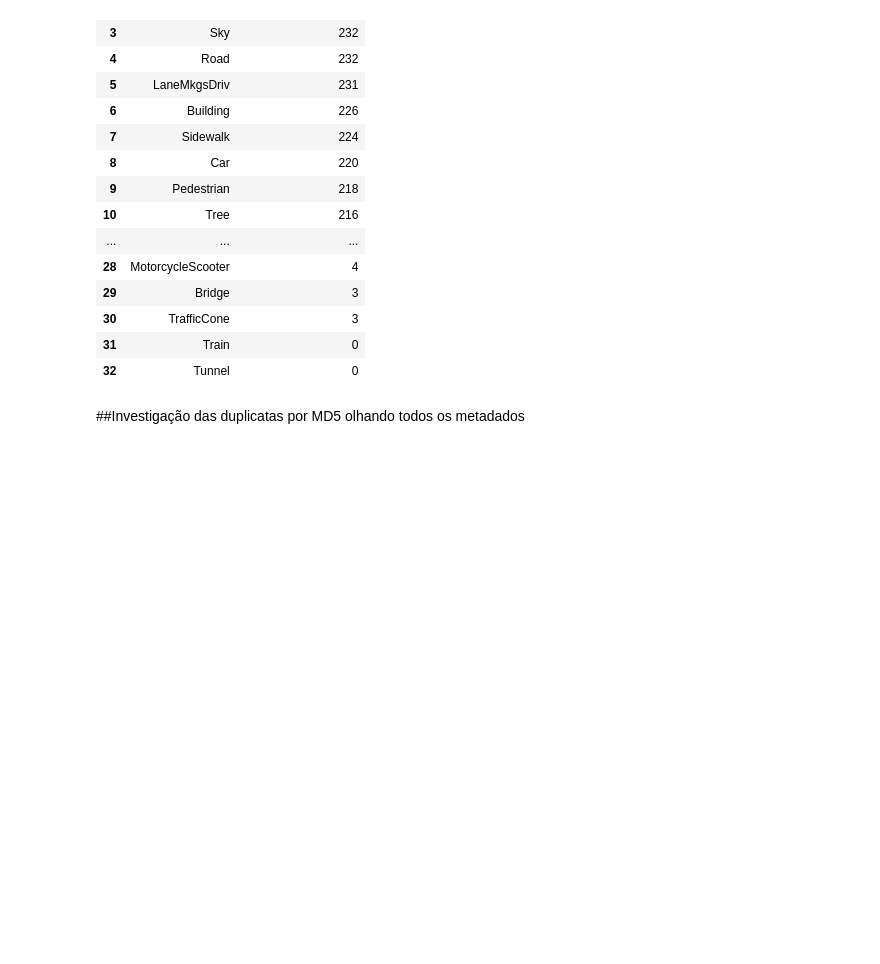
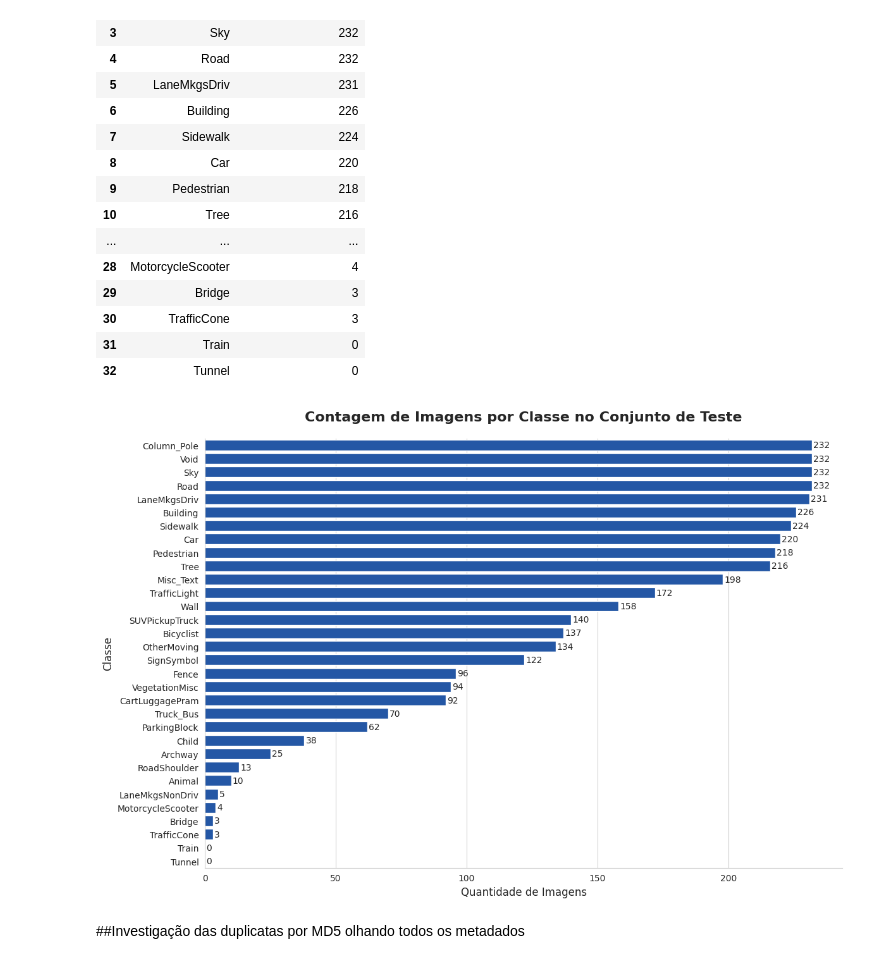
Before and after one commit to filetando/AvantiMachineLearning, a Jupyter notebook: segmentacao_em_ambientes_naturais.ipynb, the cells around one changed output. Cells and saved outputs as stored; diff of their text form; code cells hidden in the pictures; blank space fills up the shorter version.

```diff
--- a/segmentacao_em_ambientes_naturais.ipynb
+++ b/segmentacao_em_ambientes_naturais.ipynb
@@ -433,6 +473,46 @@ Ranking de Classes por Número de Imagens nas Máscaras de Teste:
 | 30 | TrafficCone | 3 |
 | 31 | Train | 0 |
 | 32 | Tunnel | 0 |
+# %%
+df_ranking_images = pd.DataFrame(list(class_image_counts.items()), columns=['Classe', 'Número de Imagens'])
+# Ordenando os dados para a visualização no gráfico
+df_plot = df_ranking_images.sort_values(by='Número de Imagens', ascending=False)
+
+# Configurações do estilo e tamanho do gráfico
+sns.set_style("whitegrid")
+plt.figure(figsize=(12, 8))
+
+# Criação do gráfico de barras horizontais
+ax = sns.barplot(x='Número de Imagens', y='Classe', data=df_plot, color='#0F52BA', orient='h')
+
+# ---- INÍCIO DO BLOCO CORRIGIDO ----
+# As linhas abaixo devem estar no mesmo nível de indentação que a linha 'ax = sns.barplot(...)'
+
+# Adicionando Título e Rótulos
+ax.set_title('Contagem de Imagens por Classe no Conjunto de Teste', fontsize=16, fontweight='bold', pad=20)
+ax.set_xlabel('Quantidade de Imagens', fontsize=12)
+ax.set_ylabel('Classe', fontsize=12)
+
+# Adicionando os valores exatos ao lado de cada barra
+for p in ax.patches:
+
+  width = p.get_width()
+  ax.text(width + 0.5,
+  p.get_y() + p.get_height() / 2.,
+  f'{int(width)}',
+  ha='left',
+  va='center',
+  fontsize=10)
+
+# Removendo as bordas superior e direita do gráfico para um visual mais limpo
+ax.spines['top'].set_visible(False)
+ax.spines['right'].set_visible(False)
+
+# Ajustando o layout e exibindo o gráfico
+plt.tight_layout()
+plt.show()
+# %% [output]
+[figure, added]
 # %% [markdown]
 ##Investigação das duplicatas por MD5 olhando todos os metadados
 # %%
```
Also changed, not shown: parts of 10 cells of this notebook.
